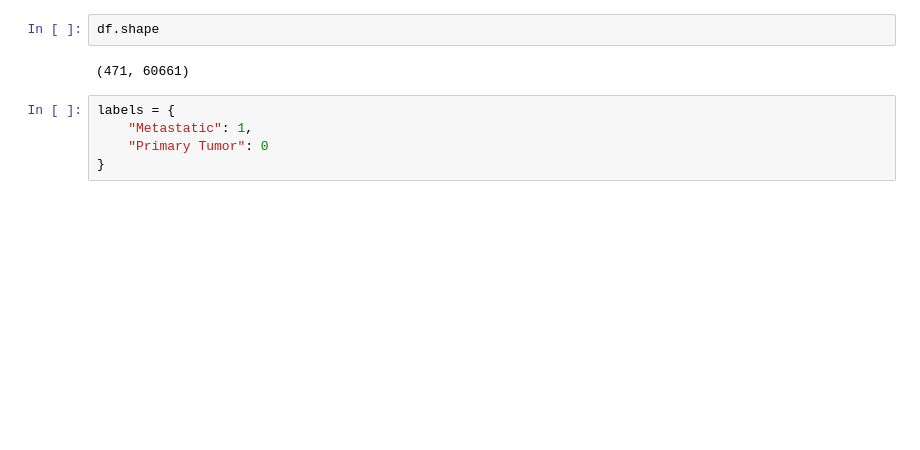
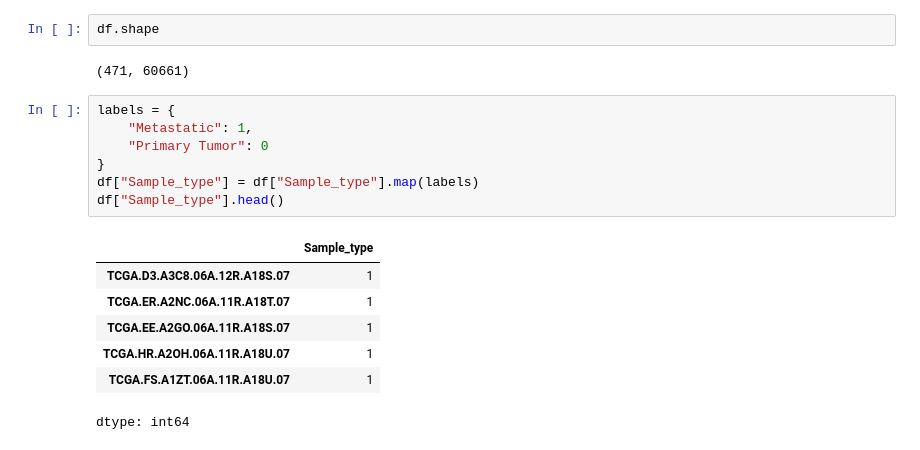
Before and after one commit to alimdneaz/SKCM_Multi_Omics_DL, a Jupyter notebook: python_codes/TCGA_SKCM_RNA_Seq_data_preparation_v2.ipynb, the cells around one changed output. Drawn from its saved outputs; the diff is of its cells as text; blank space fills up the shorter version.

```diff
--- a/python_codes/TCGA_SKCM_RNA_Seq_data_preparation_v2.ipynb
+++ b/python_codes/TCGA_SKCM_RNA_Seq_data_preparation_v2.ipynb
@@ -77,5 +115,15 @@ df.shape
 # %%
 labels = {
     "Metastatic": 1,
     "Primary Tumor": 0
 }
+df["Sample_type"] = df["Sample_type"].map(labels)
+df["Sample_type"].head()
+# %% [output]
+|  | Sample_type |
+| TCGA.D3.A3C8.06A.12R.A18S.07 | 1 |
+| TCGA.ER.A2NC.06A.11R.A18T.07 | 1 |
+| TCGA.EE.A2GO.06A.11R.A18S.07 | 1 |
+| TCGA.HR.A2OH.06A.11R.A18U.07 | 1 |
+| TCGA.FS.A1ZT.06A.11R.A18U.07 | 1 |
+dtype: int64
```
Also changed, not shown: parts of 37 cells of this notebook.
